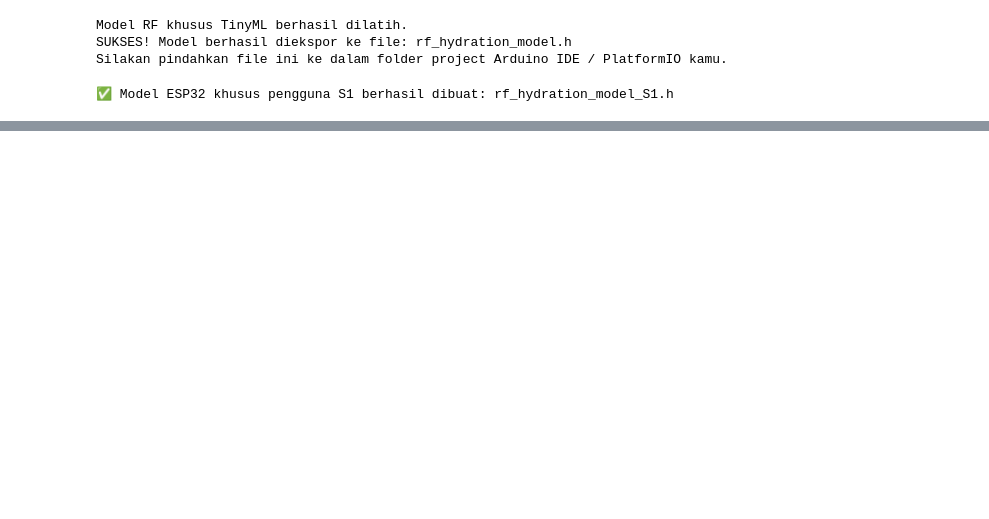
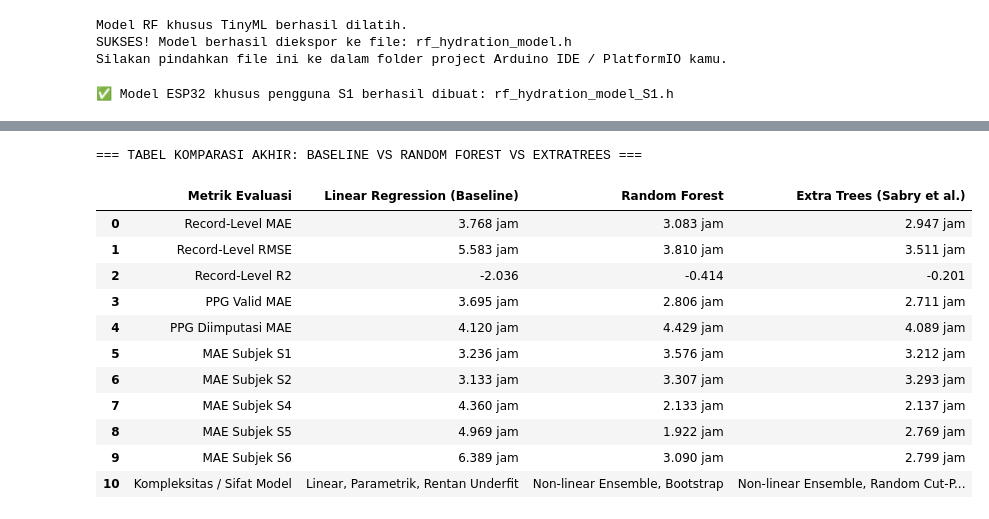
Before and after one commit to kharismapr/SEHAT-Smart-Electronic-based-Hydration-Analysis-and-Tracking, a Jupyter notebook: TRAIN_SEHAT_revisi.ipynb, the cells around one changed output, grey strips where cells are left out. Cells and saved outputs as stored; diff of their text form; code cells hidden in the pictures; blank space fills up the shorter version.

Commit message:
model ML done

```diff
--- a/TRAIN_SEHAT_revisi.ipynb
+++ b/TRAIN_SEHAT_revisi.ipynb
@@ -1679,0 +1823,73 @@ print(f"✅ Model ESP32 khusus pengguna {target_user} berhasil dibuat: {nama_fil
+# %%
+# Tabel Perbandingan 3 Algoritma: Baseline Linear vs Random Forest vs Extra Trees
+comparison_3models = pd.DataFrame({
+    'Metrik Evaluasi': [
+        'Record-Level MAE',
+        'Record-Level RMSE',
+        'Record-Level R2',
+        'PPG Valid MAE',
+        'PPG Diimputasi MAE',
+        'MAE Subjek S1',
+        'MAE Subjek S2',
+        'MAE Subjek S4',
+        'MAE Subjek S5',
+        'MAE Subjek S6',
+        'Kompleksitas / Sifat Model'
+    ],
+    'Linear Regression (Baseline)': [
+        '3.768 jam',
+        '5.583 jam',
+        '-2.036',
+        '3.695 jam',
+        '4.120 jam',
+        '3.236 jam',
+        '3.133 jam',
+        '4.360 jam',
+        '4.969 jam',
+        '6.389 jam',
+        'Linear, Parametrik, Rentan Underfit'
+    ],
+    'Random Forest': [
+        '3.083 jam',
+        '3.810 jam',
+        '-0.414',
+        '2.806 jam',
+        '4.429 jam',
+        '3.576 jam',
+        '3.307 jam',
+        '2.133 jam',
+        '1.922 jam',
+        '3.090 jam',
+        'Non-linear Ensemble, Bootstrap'
+    ],
+    'Extra Trees (Sabry et al.)': [
+        '2.947 jam',
+        '3.511 jam',
+        '-0.201',
+        '2.711 jam',
+        '4.089 jam',
+        '3.212 jam',
+        '3.293 jam',
+        '2.137 jam',
+        '2.769 jam',
+        '2.799 jam',
+        'Non-linear Ensemble, Random Cut-Points (Paling Optimal)'
+    ]
+})
+
+print("=== TABEL KOMPARASI AKHIR: BASELINE VS RANDOM FOREST VS EXTRATREES ===")
+display(comparison_3models)
+# %% [output]
+=== TABEL KOMPARASI AKHIR: BASELINE VS RANDOM FOREST VS EXTRATREES ===
+|  | Metrik Evaluasi | Linear Regression (Baseline) | Random Forest | Extra Trees (Sabry et al.) |
+| 0 | Record-Level MAE | 3.768 jam | 3.083 jam | 2.947 jam |
+| 1 | Record-Level RMSE | 5.583 jam | 3.810 jam | 3.511 jam |
+| 2 | Record-Level R2 | -2.036 | -0.414 | -0.201 |
+| 3 | PPG Valid MAE | 3.695 jam | 2.806 jam | 2.711 jam |
+| 4 | PPG Diimputasi MAE | 4.120 jam | 4.429 jam | 4.089 jam |
+| 5 | MAE Subjek S1 | 3.236 jam | 3.576 jam | 3.212 jam |
+| 6 | MAE Subjek S2 | 3.133 jam | 3.307 jam | 3.293 jam |
+| 7 | MAE Subjek S4 | 4.360 jam | 2.133 jam | 2.137 jam |
+| 8 | MAE Subjek S5 | 4.969 jam | 1.922 jam | 2.769 jam |
+| 9 | MAE Subjek S6 | 6.389 jam | 3.090 jam | 2.799 jam |
+| 10 | Kompleksitas / Sifat Model | Linear, Parametrik, Rentan Underfit | Non-linear Ensemble, Bootstrap | Non-linear Ensemble, Random Cut-P... |
```
Also changed, not shown: parts of 42 cells of this notebook, 18 other files.
